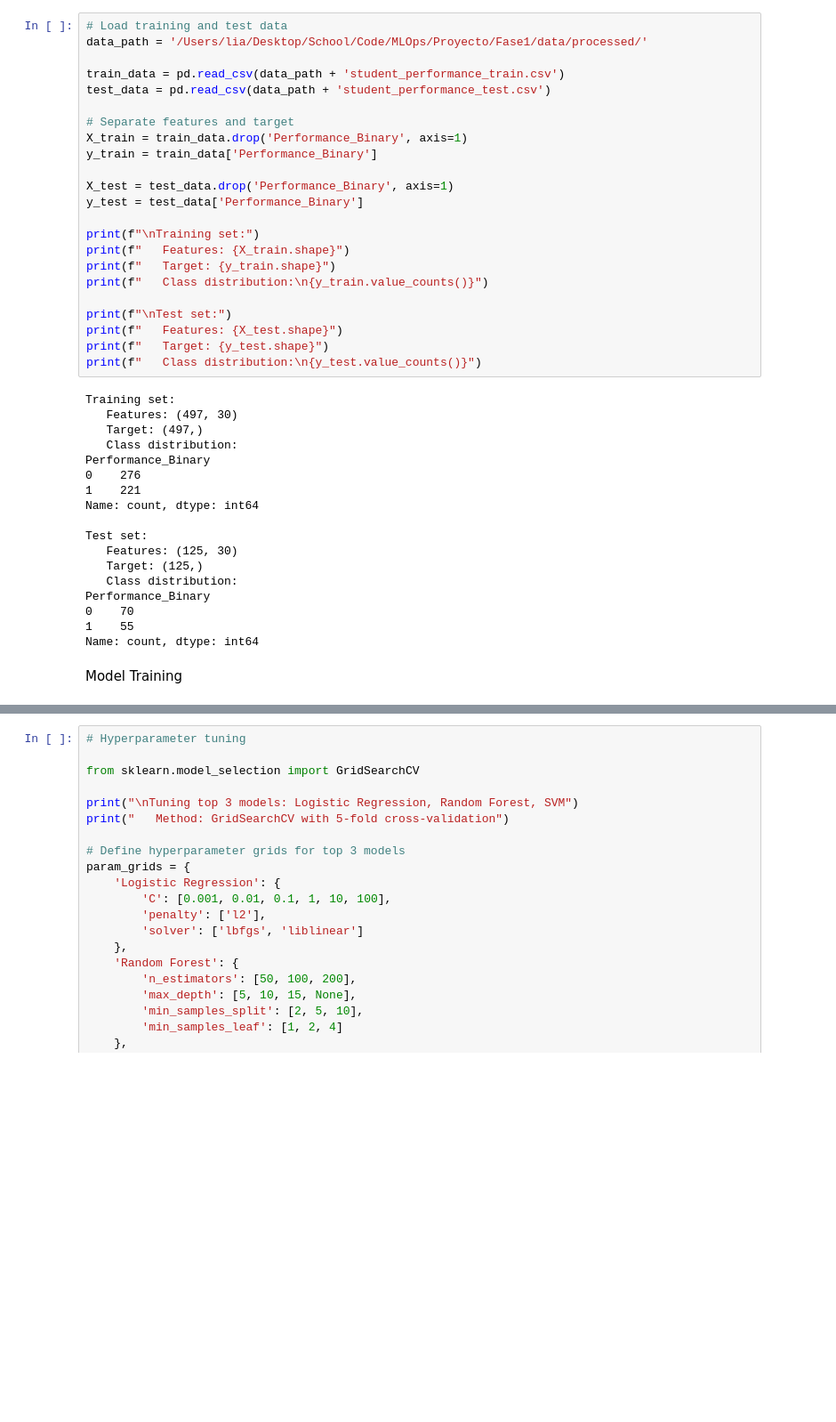
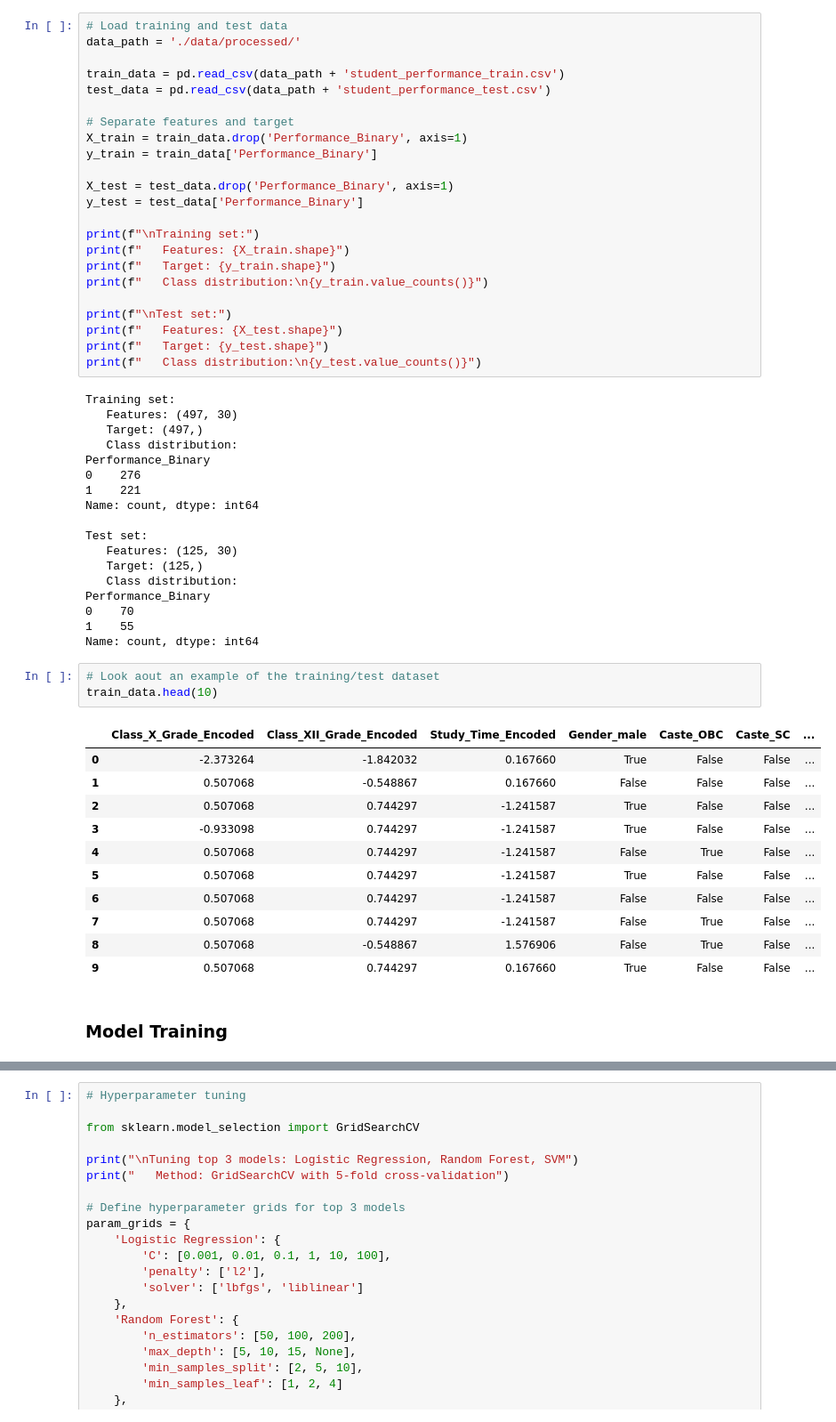
Before and after one commit to Lia1566/mlops-eq16, a Jupyter notebook: notebooks/mlops-eq16_notebooks_phase1_team16.ipynb, the cells around one changed output, grey strips where cells are left out. Shown: that part at 89% size. Saved outputs shown, nothing was run; the diff lists cells and outputs as text; blank space fills up the shorter version.

```diff
--- a/notebooks/mlops-eq16_notebooks_phase1_team16.ipynb
+++ b/notebooks/mlops-eq16_notebooks_phase1_team16.ipynb
@@ -1606,7 +1779,7 @@ Candidate Algorithms:
 Strategy: Train all 6 algorithms and compare performance
 # %%
 # Load training and test data
-data_path = '/Users/lia/Desktop/School/Code/MLOps/Proyecto/Fase1/data/processed/'
+data_path = './data/processed/'
 
 train_data = pd.read_csv(data_path + 'student_performance_train.csv')
 test_data = pd.read_csv(data_path + 'student_performance_test.csv')
@@ -1645,8 +1818,23 @@ Performance_Binary
 0    70
 1    55
 Name: count, dtype: int64
+# %%
+# Look aout an example of the training/test dataset
+train_data.head(10)
+# %% [output]
+|  | Class_X_Grade_Encoded | Class_XII_Grade_Encoded | Study_Time_Encoded | Gender_male | Caste_OBC | Caste_SC | ... |
+| 0 | -2.373264 | -1.842032 | 0.167660 | True | False | False | ... |
+| 1 | 0.507068 | -0.548867 | 0.167660 | False | False | False | ... |
+| 2 | 0.507068 | 0.744297 | -1.241587 | True | False | False | ... |
+| 3 | -0.933098 | 0.744297 | -1.241587 | True | False | False | ... |
+| 4 | 0.507068 | 0.744297 | -1.241587 | False | True | False | ... |
+| 5 | 0.507068 | 0.744297 | -1.241587 | True | False | False | ... |
+| 6 | 0.507068 | 0.744297 | -1.241587 | False | False | False | ... |
+| 7 | 0.507068 | 0.744297 | -1.241587 | False | True | False | ... |
+| 8 | 0.507068 | -0.548867 | 1.576906 | False | True | False | ... |
+| 9 | 0.507068 | 0.744297 | 0.167660 | True | False | False | ... |
 # %% [markdown]
-Model Training
+### Model Training
 # %%
 # Define candidate models
 models = {
```
Also changed, not shown: parts of 44 cells of this notebook.
